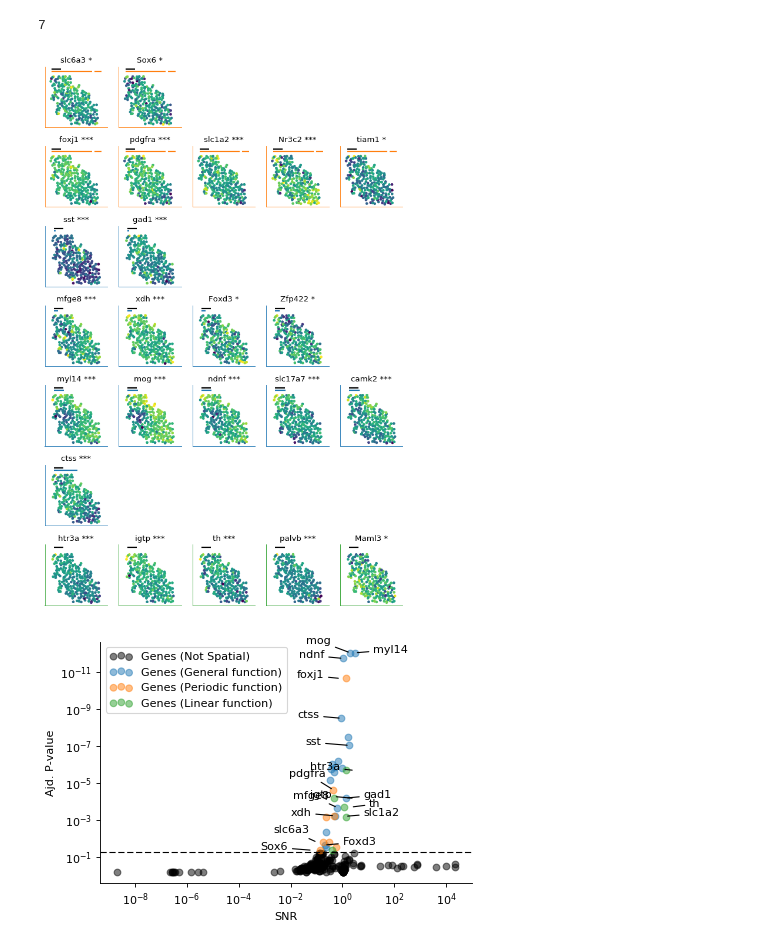
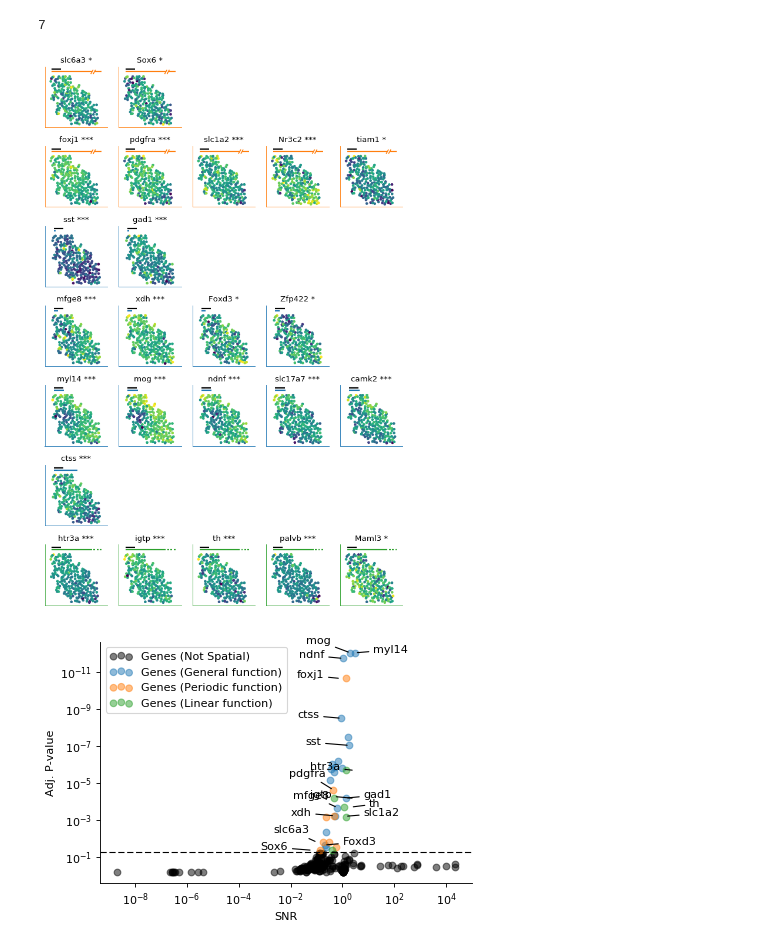
Before and after one commit to Teichlab/SpatialDE, a Jupyter notebook: Analysis/SeqFISH/SeqFISH Results.ipynb, the cells around one changed output. Cells and saved outputs as stored; diff of their text form; code cells hidden in the pictures.

```diff
--- a/Analysis/SeqFISH/SeqFISH Results.ipynb
+++ b/Analysis/SeqFISH/SeqFISH Results.ipynb
@@ -238,37 +241,45 @@ for j, T in enumerate(top_per_ls.replace(np.nan, 0).groupby(['model', 'l'])):
         r = top_per_ls.loc[idx]
         ax = plt.subplot(N_rows, N, j * N + i + 1)
 
-        plt.scatter(sample_info.x, -sample_info.y, c=res[r['g']], s=10);
+        plt.scatter(sample_info.x, -sample_info.y, c=res[r['g']], s=10, rasterized=True);
 
         s = ' *'
         if r['qval'] < 0.01:
             s = ' **'
 
         if r['qval'] < 0.001:
             s = ' ***'
 
         plt.title(r['g'].replace("'", '') + s)
 
         plt.xticks([])
         plt.yticks([])
         plt.hlines(150, 50, 250, lw=2)
         if 50 + r['l'] < 1100 and r['model'] != 'linear':
             plt.hlines(100, 50, 50 + r['l'], lw=2, color=model_colors[r['model']], zorder=0)
         else:
             if r['model'] != 'linear':
                 plt.hlines(100, 50, 900, lw=2, color=model_colors[r['model']], zorder=0)
                 plt.hlines(100, 950, 1100, lw=2, color=model_colors[r['model']], zorder=0)
+                plt.plot([900 - 20, 900 + 20], [60, 130], lw=1.5, color=model_colors[r['model']], zorder=0)
+                plt.plot([950 - 20, 950 + 20], [60, 130], lw=1.5, color=model_colors[r['model']], zorder=0)
+
+            else:
+                plt.hlines(100, 50, 900, lw=2, color=model_colors[r['model']], zorder=0)
+                plt.hlines(100, 933, 966, lw=2, color=model_colors[r['model']], zorder=0)
+                plt.hlines(100, 1000, 1033, lw=2, color=model_colors[r['model']], zorder=0)
+                plt.hlines(100, 1066, 1100, lw=2, color=model_colors[r['model']], zorder=0)
 
         for spine in ax.spines.values():
             spine.set_edgecolor(model_colors[r['model']])
 
         plt.axis('equal')
 
 
 plt.tight_layout()
 plt.savefig('top_SF_genes_per_ls.pdf')
 # %% [output]
-[figure, old version]
+[figure, new version]
 # %%
 N = 3
 top_per_ls = ms_results \
```
Also changed, not shown: parts of 5 cells of this notebook, 2 other files.
